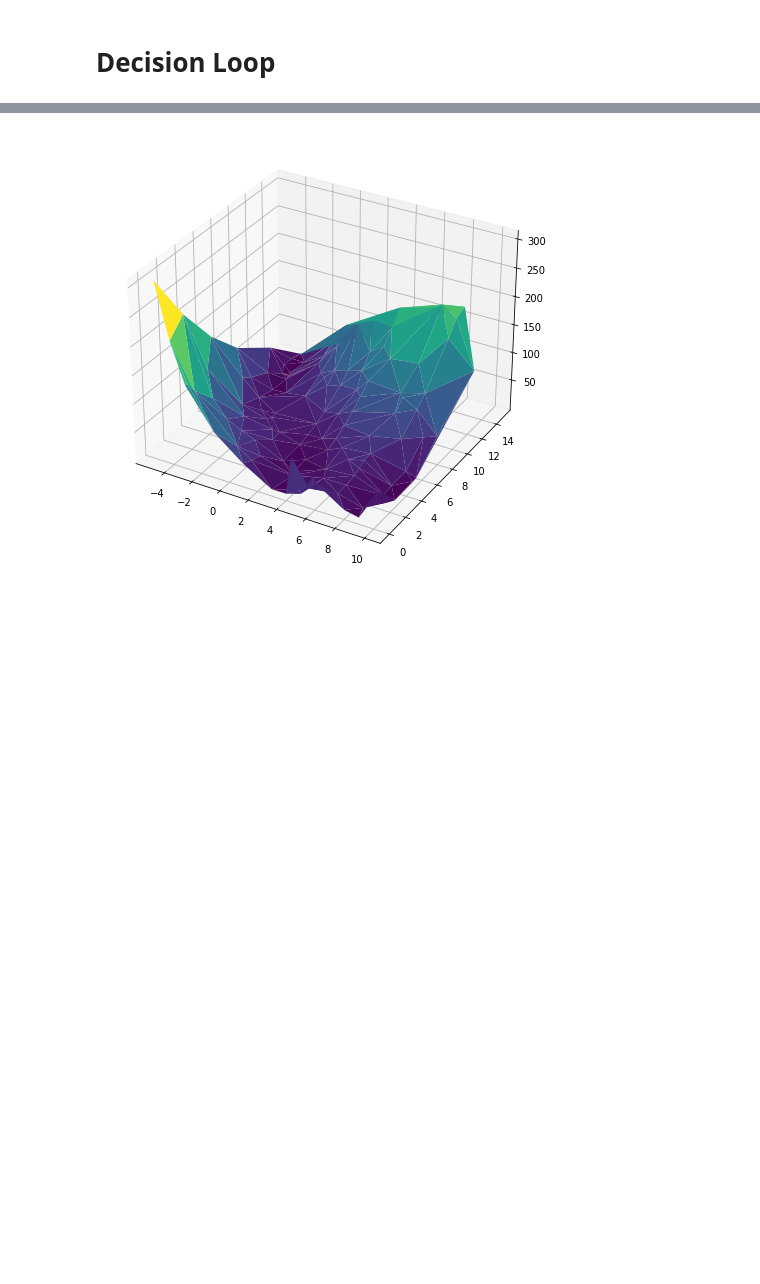
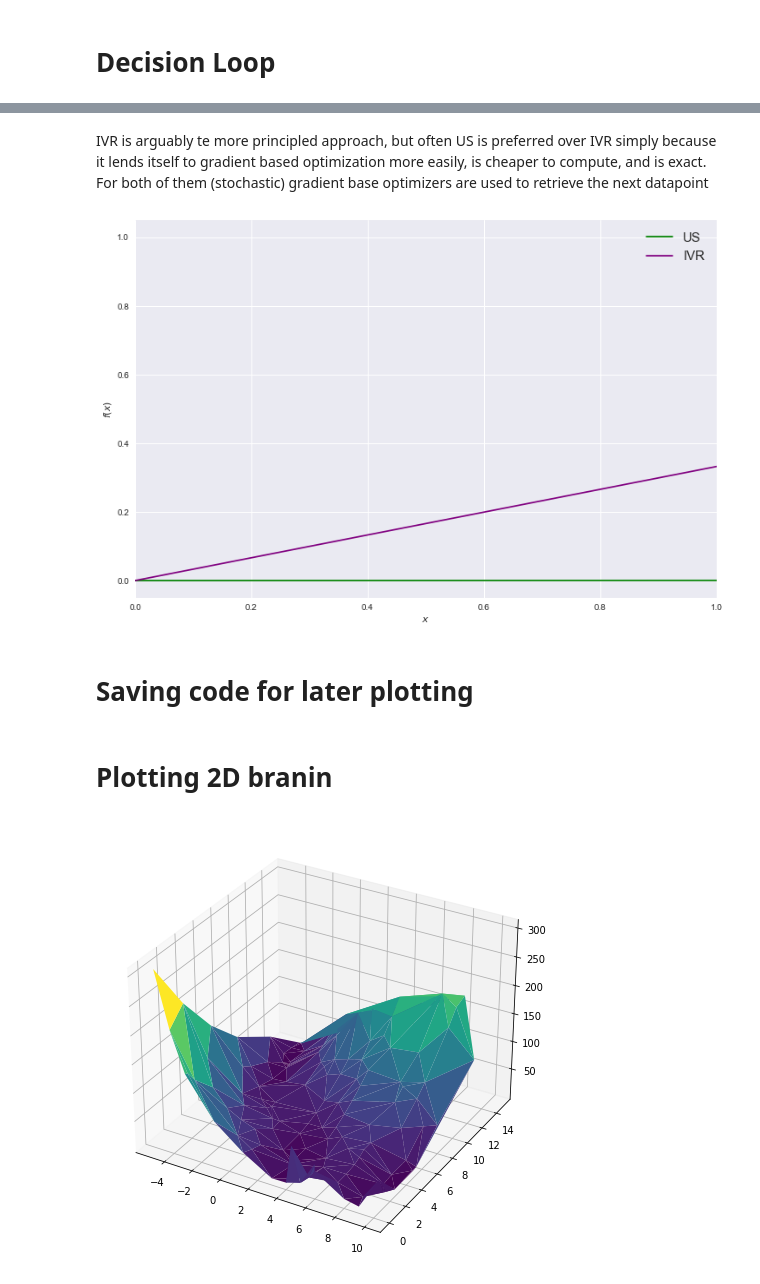
Before and after one commit to amzn/supply-chain-simulation-environment, a Jupyter notebook: src/bayesian_optimization/test.ipynb, the cells around one changed output, grey strips where cells are left out. Drawn from its saved outputs; the diff is of its cells as text; code cells hidden in the pictures; blank space fills up the shorter version.

```diff
--- a/src/bayesian_optimization/test.ipynb
+++ b/src/bayesian_optimization/test.ipynb
@@ -59,7 +63,7 @@ time_horizon = DiscreteParameter('time_horizon', [i for i in range(0, 52*week, w
 parameter_space = ParameterSpace([num_batteries])
 design = RandomDesign(parameter_space)
 
-num_data_points = 2
+num_data_points = 4
 X = design.get_samples(num_data_points)
 X
 # %% [output]
@@ -179,0 +302,17 @@ plt.show()
+# %% [markdown]
+IVR is arguably te more principled approach, but often US is preferred over IVR simply because it lends itself to gradient based optimization more easily, is cheaper to compute, and is exact. For both of them (stochastic) gradient base optimizers are used to retrieve the next datapoint
+# %%
+plt.figure(figsize=(12, 8))
+plt.plot(x_plot, us_plot / np.max(us_plot), "green", label="US")
+plt.plot(x_plot, ivr_plot / np.max(ivr_plot) , "purple", label="IVR")
+
+plt.legend(loc=1, prop={'size': LEGEND_SIZE})
+plt.xlabel(r"$x$")
+plt.ylabel(r"$f(x)$")
+plt.grid(True)
+plt.xlim(0, 1)
+plt.show()
+# %% [output]
+[figure, added]
+# %% [markdown]
+# Saving code for later plotting
@@ -180,3 +337,5 @@ plt.show()
+# %% [markdown]
+# Plotting 2D branin
 # %%
 plt.figure(figsize=(8,8))
 ax = plt.axes(projection='3d')
```
Also changed, not shown: parts of 23 cells of this notebook, 1 other file.
